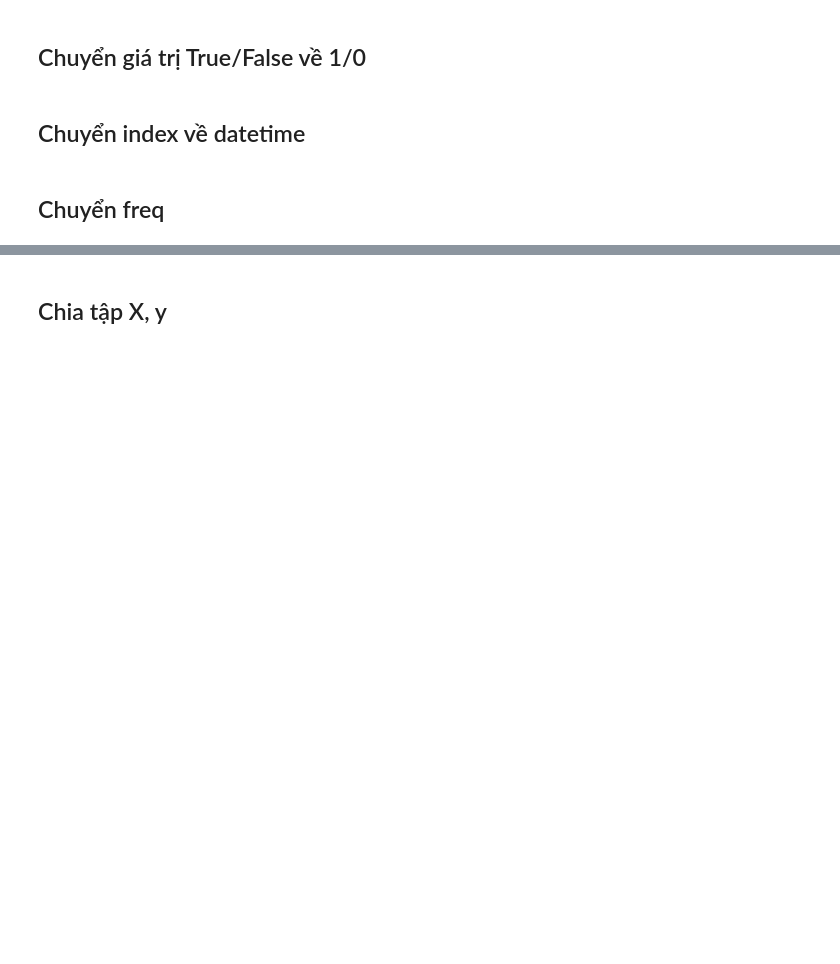
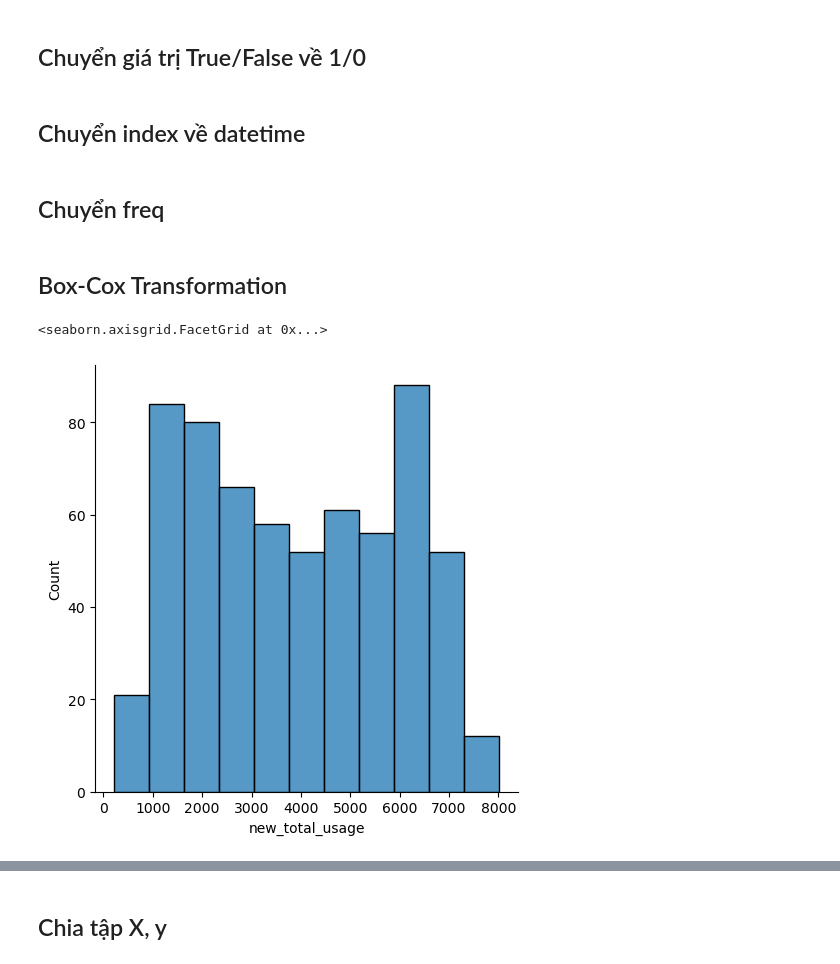
Before and after one commit to Tamvt0203/ElectricityConsumptionPrediction, a Jupyter notebook: Auto_ARIMA.ipynb, the cells around one changed output, grey strips where cells are left out. Drawn from its saved outputs; the diff is of its cells as text; code cells hidden in the pictures; blank space fills up the shorter version.

Commit message:
add box-cox transformation

```diff
--- a/Auto_ARIMA.ipynb
+++ b/Auto_ARIMA.ipynb
@@ -111,3 +112,10 @@ df_test.index = pd.to_datetime(df_test.index)
 df_train = df_train.asfreq('D')
 df_validate = df_validate.asfreq('D')
 df_test = df_test.asfreq('D')
+# %% [markdown]
+## Box-Cox Transformation
+# %%
+sns.displot(data=df_train, x='new_total_usage')
+# %% [output]
+<seaborn.axisgrid.FacetGrid at 0x...>
+[figure, added]
```
Also changed, not shown: parts of 30 cells of this notebook.
